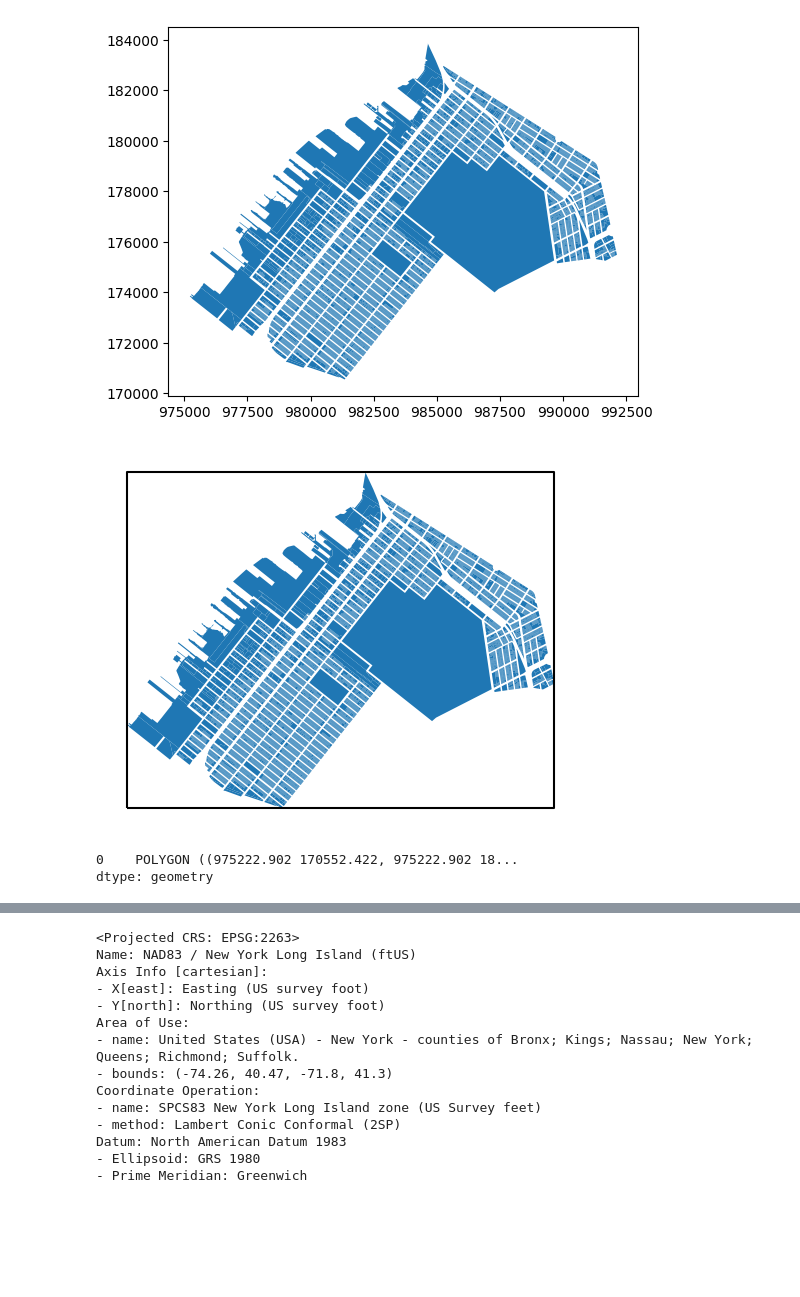
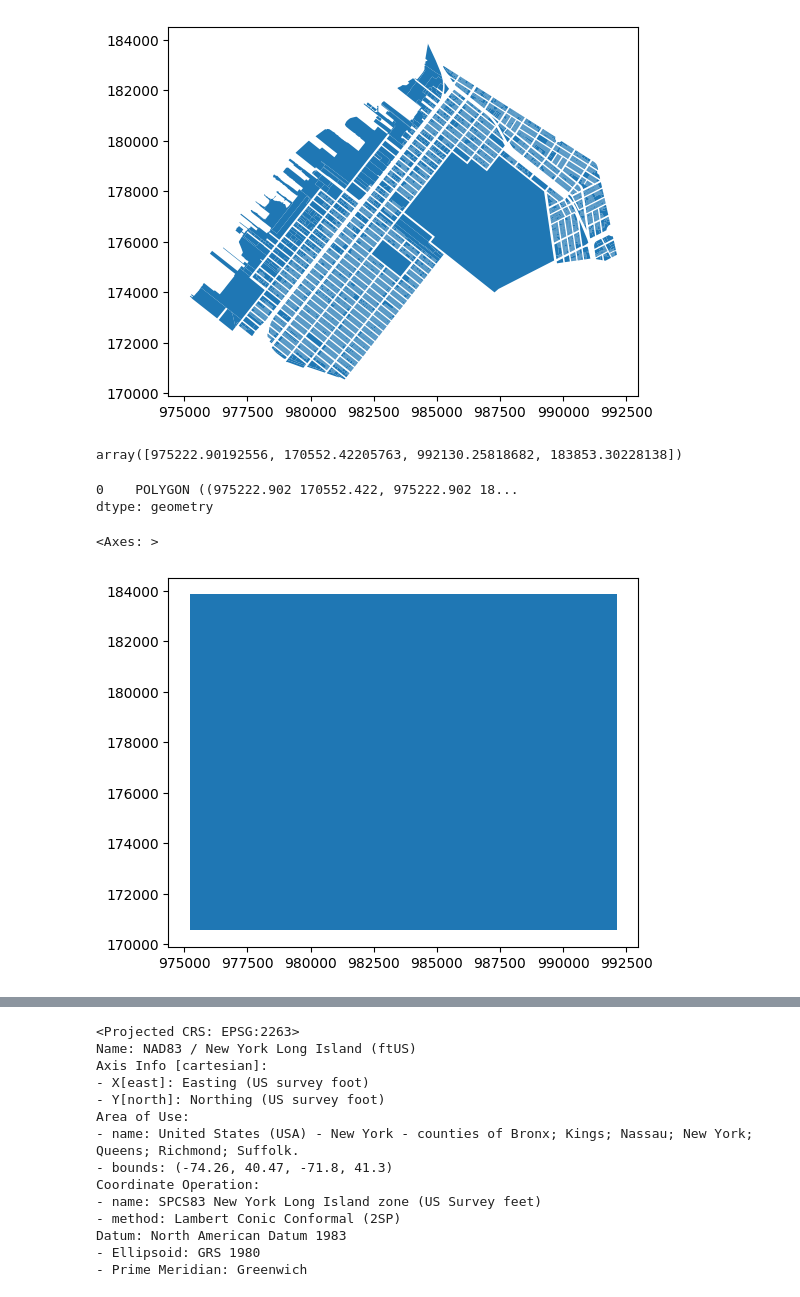
Before and after one commit to yumobennyyang/Mapping-Systems, a Jupyter notebook: Tutorials/02_geoprocessing.ipynb, the cells around one changed output, grey strips where cells are left out. Saved outputs shown, nothing was run; the diff lists cells and outputs as text; code cells hidden in the pictures; blank space fills up the shorter version.

```diff
--- a/Tutorials/02_geoprocessing.ipynb
+++ b/Tutorials/02_geoprocessing.ipynb
@@ -32,6 +47,10 @@ cb_307.plot()
 # %%
 # get maximum bounding geometry for all tax lots
 bounds = cb_307.total_bounds
+# %%
+bounds
+# %% [output]
+array([975222.90192556, 170552.42205763, 992130.25818682, 183853.30228138])
 # %%
 bounds_poly = gpd.GeoSeries(
     Polygon(
@@ -44,13 +63,13 @@ bounds_poly = gpd.GeoSeries(
         ]
     )
 )
-# %%
-ax = cb_307.plot()
-bounds_poly.boundary.plot(ax=ax, color="black").set_axis_off()
-# %% [output]
-[figure, removed]
 # %%
 bounds_poly
 # %% [output]
 0    POLYGON ((975222.902 170552.422, 975222.902 18...
 dtype: geometry
+# %%
+bounds_poly.plot()
+# %% [output]
+<Axes: >
+[figure, added]
```
Also changed, not shown: parts of 59 cells of this notebook, 10 other files.
